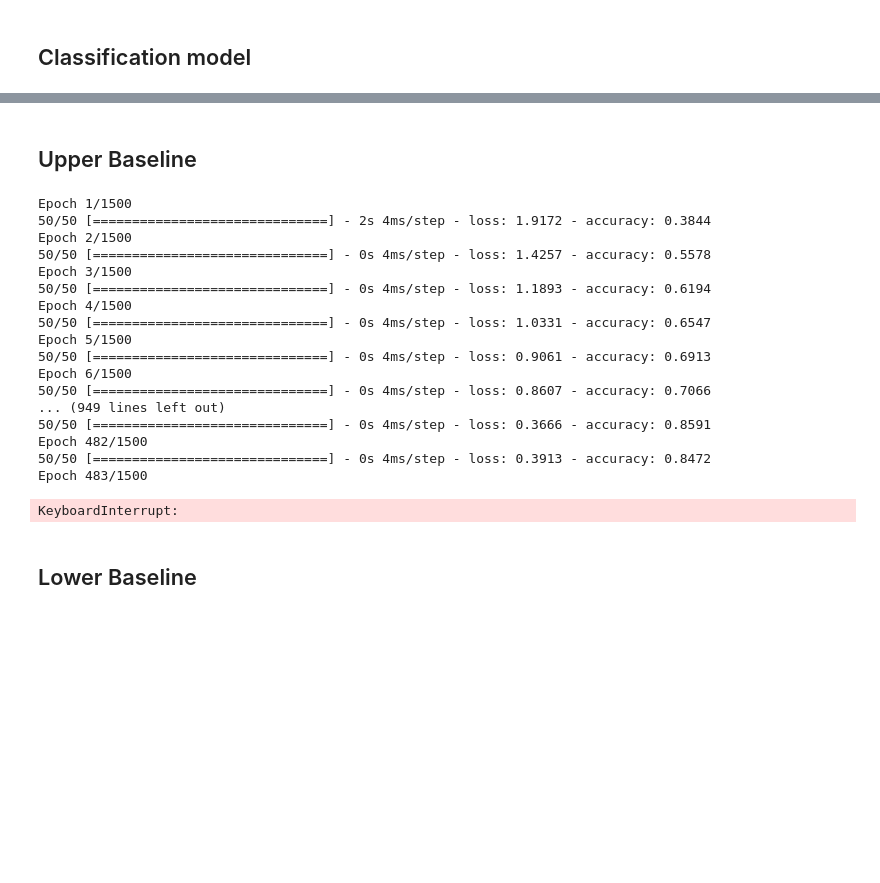
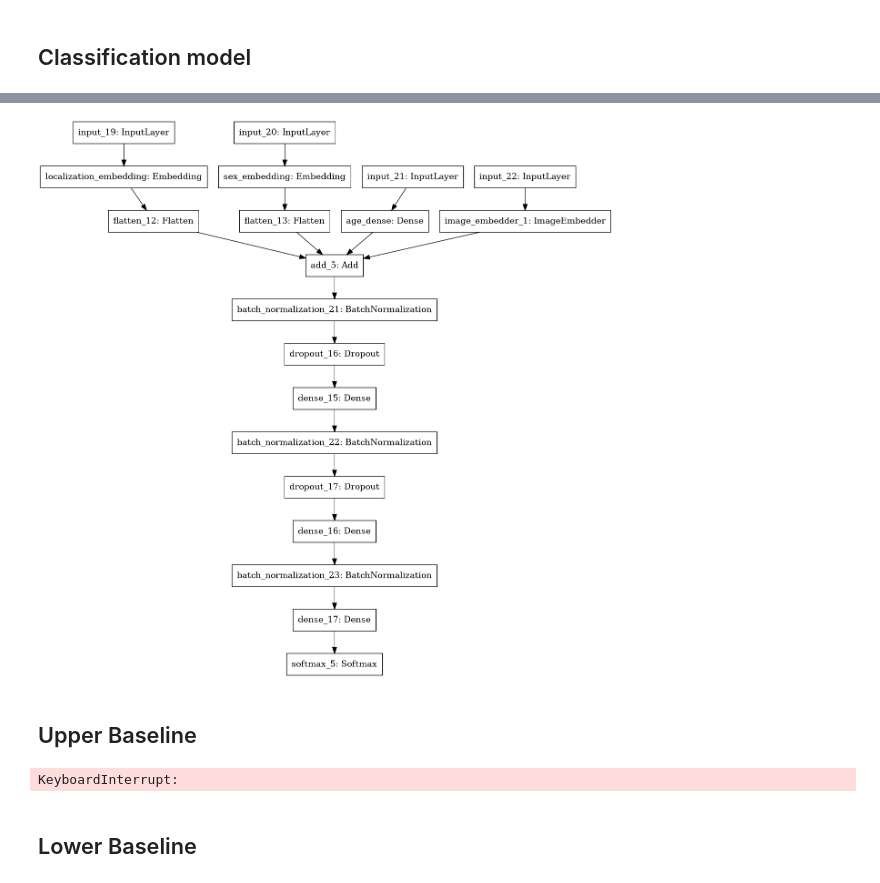
Before and after one commit to e-lubrini/pseudo-labelling, a Jupyter notebook: PseudoLabelingDemo.ipynb, the cells around one changed output, grey strips where cells are left out. Cells and saved outputs as stored; diff of their text form; code cells hidden in the pictures; blank space fills up the shorter version.

```diff
--- a/PseudoLabelingDemo.ipynb
+++ b/PseudoLabelingDemo.ipynb
@@ -658,3 +769,5 @@ ________________________________________________________________________________
 # %%
-keras.utils.plot_model(model)
+keras.utils.plot_model(model.get_initialized_model())
+# %% [output]
+[figure, added]
 # %%
@@ -664,34 +779,11 @@ model.compile(loss=keras.losses.SparseCategoricalCrossentropy(),
 # %% [markdown]
 ## Upper Baseline
 # %%
-model.fit(X_augmented, y_augmented,
-            shuffle=True,
-            batch_size=64,
-            epochs=1500,
-            steps_per_epoch=50,
-            validation_freq=10,
-            validation_data=(X_test,y_test),
-            #sample_weight=augmented_sample_w,
-            verbose=1)
+callbacks = [] #[keras.callbacks.ReduceLROnPlateau()]
+
+model.fit(X_augmented, y_augmented)
 # %% [output]
-Epoch 1/1500
-50/50 [==============================] - 2s 4ms/step - loss: 1.9172 - accuracy: 0.3844
-Epoch 2/1500
-50/50 [==============================] - 0s 4ms/step - loss: 1.4257 - accuracy: 0.5578
-Epoch 3/1500
-50/50 [==============================] - 0s 4ms/step - loss: 1.1893 - accuracy: 0.6194
-Epoch 4/1500
-50/50 [==============================] - 0s 4ms/step - loss: 1.0331 - accuracy: 0.6547
-Epoch 5/1500
-50/50 [==============================] - 0s 4ms/step - loss: 0.9061 - accuracy: 0.6913
-Epoch 6/1500
-50/50 [==============================] - 0s 4ms/step - loss: 0.8607 - accuracy: 0.7066
-... (949 lines left out)
-50/50 [==============================] - 0s 4ms/step - loss: 0.3666 - accuracy: 0.8591
-Epoch 482/1500
-50/50 [==============================] - 0s 4ms/step - loss: 0.3913 - accuracy: 0.8472
-Epoch 483/1500
+KeyboardInterrupt:
-KeyboardInterrupt:
 # %%
 pred_proba = model.predict(X_test)
 pred_max = np.argmax(pred_proba,axis=1)
```
Also changed, not shown: parts of 8 cells of this notebook, 1 other file.
